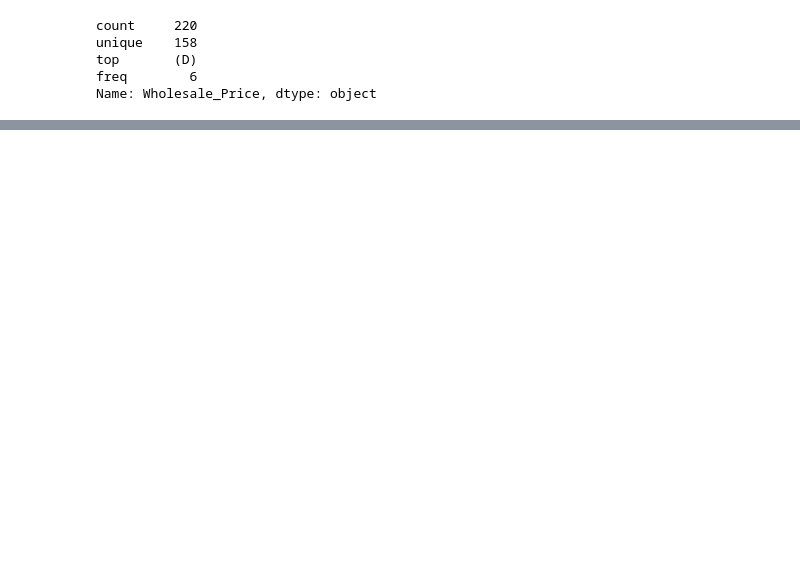
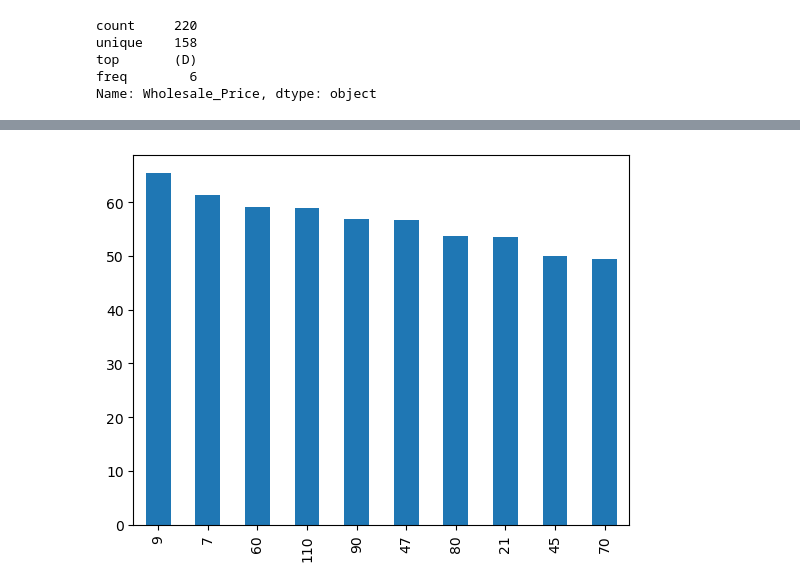
Before and after one commit to rentremont/maple_practice, a Jupyter notebook: maple project/maple.ipynb, the cells around one changed output, grey strips where cells are left out. Cells and saved outputs as stored; diff of their text form; code cells hidden in the pictures; blank space fills up the shorter version.

```diff
--- a/maple project/maple.ipynb
+++ b/maple project/maple.ipynb
@@ -206,5 +206,3 @@ Data columns (total 13 columns):
  12  Year             220 non-null    int64
 dtypes: float64(3), int64(2), object(8)
 memory usage: 22.5+ KB
-# %%
-maple_df['Wholesale_Price']=maple_df['Wholesale_Price'].astype(float)
@@ -228,3 +226,6 @@ maple_df.loc[maple_df['Wholesale_Price'] == '(D)']
 | 81 | Maine | 1880 | 0.298 | 560 | 32.0 | 17,920 | 55.1 | (D) | ... |
 | 100 | Connecticut | 71 | 0.239 | 17 | 73.0 | 1,241 | 57.0 | (D) | ... |
 | 210 | Connecticut | 51 | 0.176 | 9 | 43.9 | 307 | 36.7 | (D) | ... |
+# %%
+maple_dfwholesale=maple_df.loc[maple_df['Wholesale_Price'] != '(D)']
+maple_dfwholesale
@@ -230,0 +246,2 @@ maple_df.loc[maple_df['Wholesale_Price'] == '(D)']
+# %%
+maple_dfwholesale['Wholesale_Price']=maple_dfwholesale['Wholesale_Price'].astype(float)
@@ -230,0 +293,4 @@ maple_df.loc[maple_df['Wholesale_Price'] == '(D)']
+# %%
+maple_dfwholesale.Wholesale_Price.sort_values(ascending=False).head(10).plot(kind = 'bar');
+# %% [output]
+[figure, added]
```
Also changed, not shown: parts of 8 cells of this notebook.
